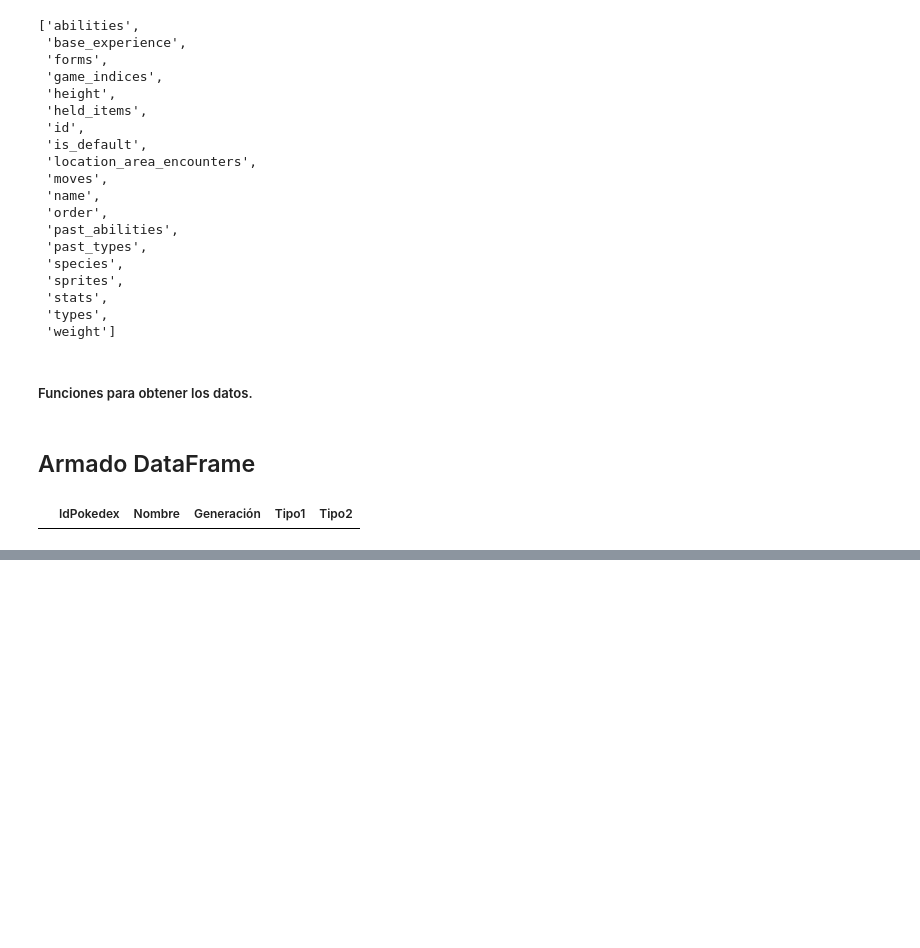
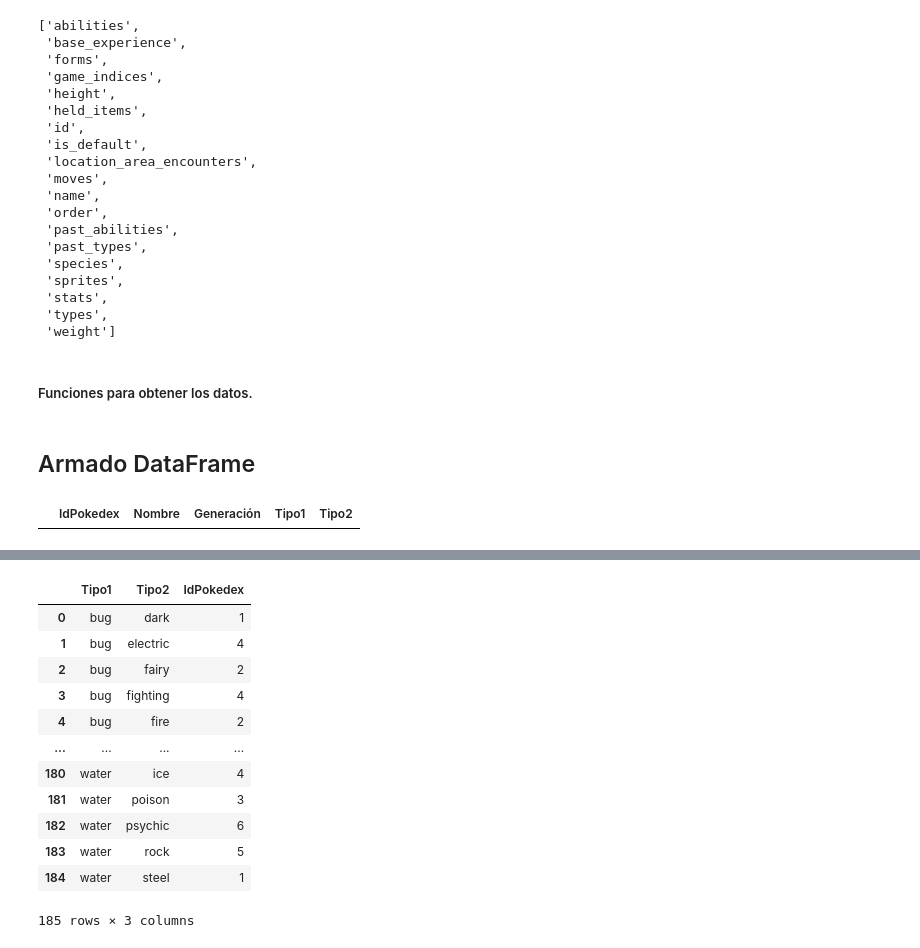
Before and after one commit to leanrios97/analisis-pokemon, a Jupyter notebook: Analisis PokeApi.ipynb, the cells around one changed output, grey strips where cells are left out. Drawn from its saved outputs; the diff is of its cells as text; code cells hidden in the pictures; blank space fills up the shorter version.

```diff
--- a/Analisis PokeApi.ipynb
+++ b/Analisis PokeApi.ipynb
@@ -233,0 +361,17 @@ df_pokemons.to_csv("df_pokemons.csv", sep=';')
+# %%
+cant_tipo1_tipo2_pokemons = df_pokemons.groupby(['Tipo1','Tipo2'], as_index=False)['IdPokedex'].count()
+cant_tipo1_tipo2_pokemons.sort_values(by='IdPokedex' ,ascending=False)
+# %% [output]
+|  | Tipo1 | Tipo2 | IdPokedex |
+| 0 | bug | dark | 1 |
+| 1 | bug | electric | 4 |
+| 2 | bug | fairy | 2 |
+| 3 | bug | fighting | 4 |
+| 4 | bug | fire | 2 |
+| ... | ... | ... | ... |
+| 180 | water | ice | 4 |
+| 181 | water | poison | 3 |
+| 182 | water | psychic | 6 |
+| 183 | water | rock | 5 |
+| 184 | water | steel | 1 |
+185 rows × 3 columns
```
Also changed, not shown: parts of 16 cells of this notebook.
